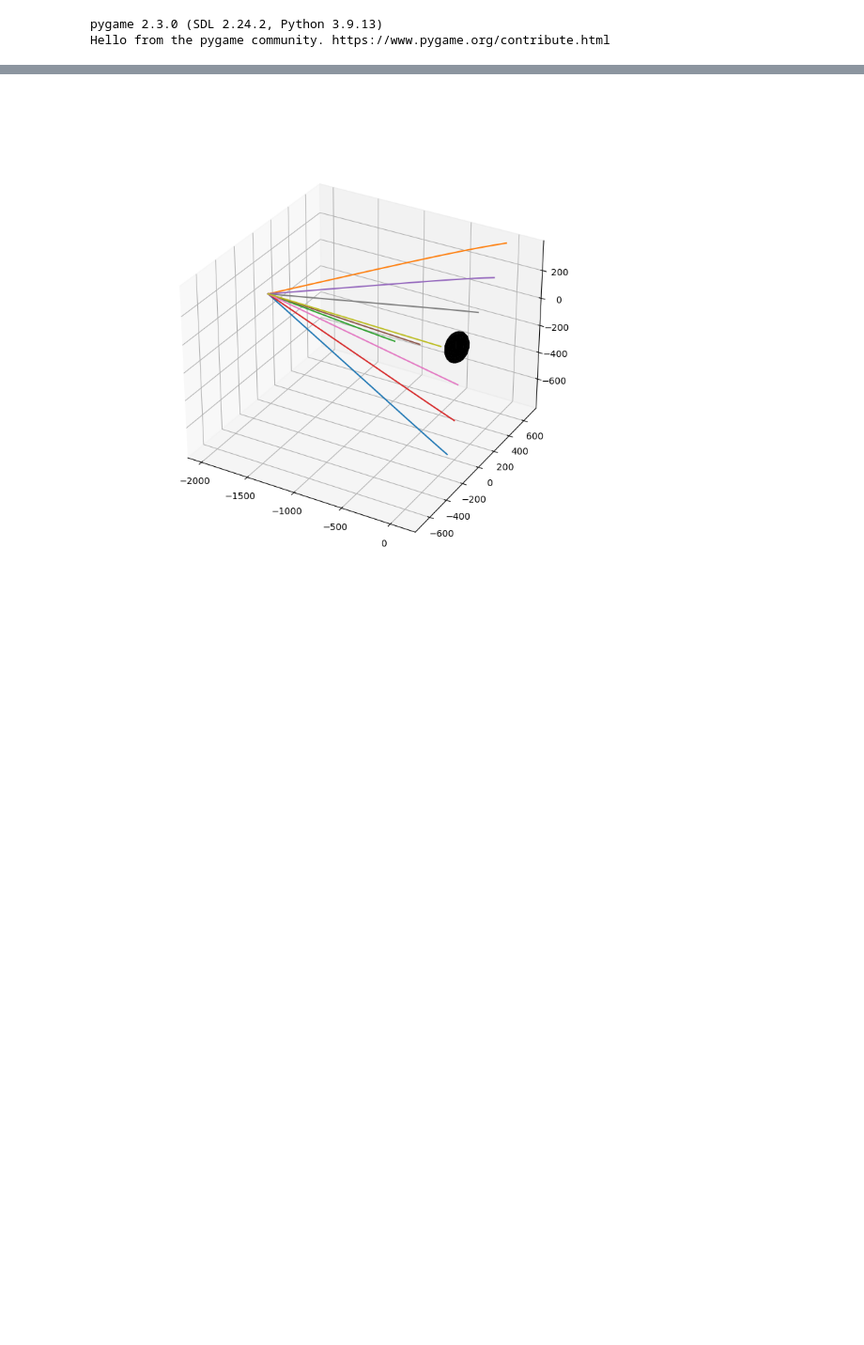
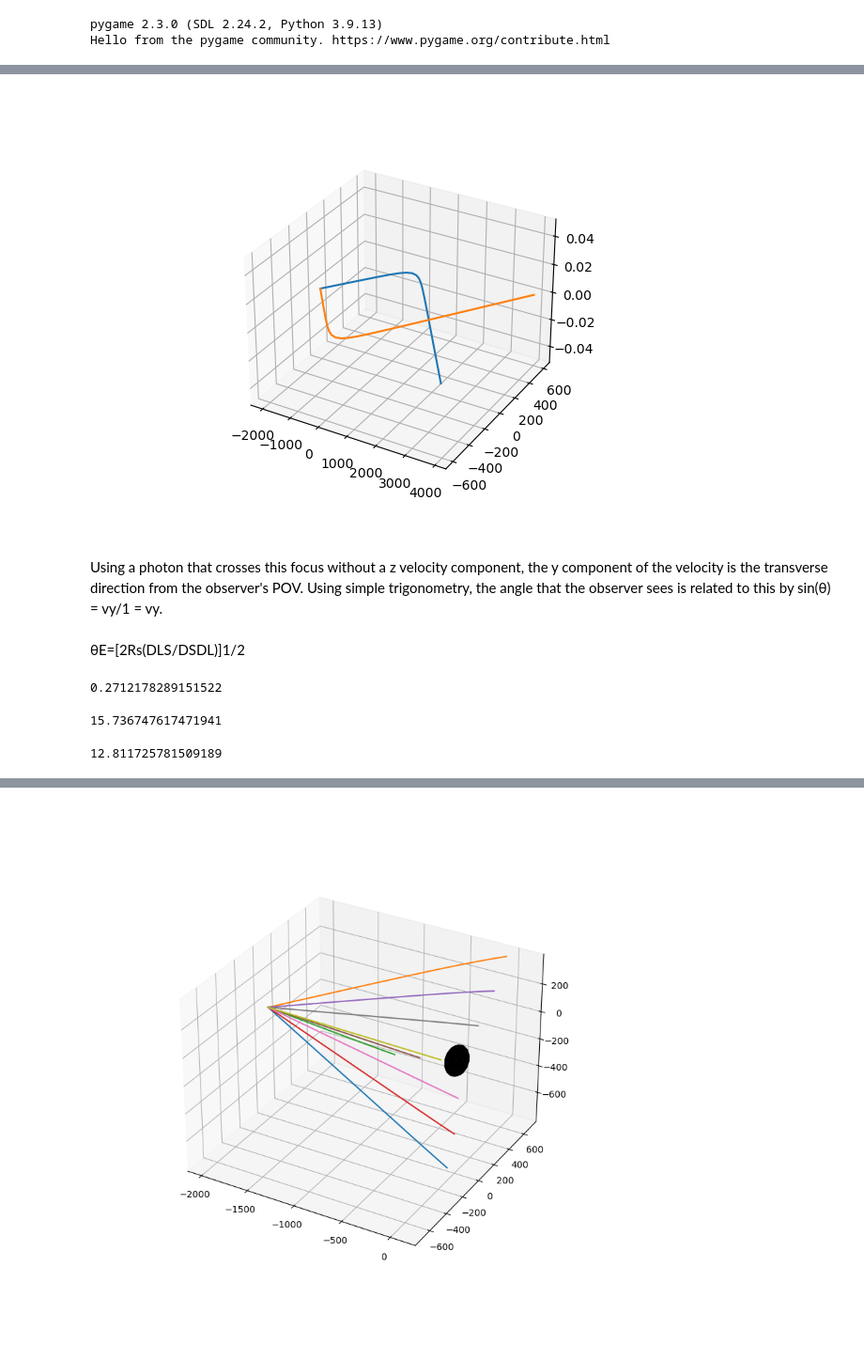
Before and after one commit to nasa-T/GR, a Jupyter notebook: light_in_blackhole.ipynb, the cells around one changed output, grey strips where cells are left out. Shown at 94% size. Cells and saved outputs as stored; diff of their text form; code cells hidden in the pictures; blank space fills up the shorter version.

```diff
--- a/light_in_blackhole.ipynb
+++ b/light_in_blackhole.ipynb
@@ -69,0 +94,16 @@ sim.draw(threeD=True)
+# %%
+ph_at_foc = []
+for source in sim.sources:
+    for ph in source.photons:
+        xl = np.array(ph.x_list)
+        yl = np.array(ph.y_list)
+        zl = np.array(ph.z_list)
+        min_x = np.min(abs(xl - 1950))
+        min_y = np.min(abs(yl - 0))
+        min_z = np.min(abs(zl - 0))
+        loc_x = np.argmin(min_x)
+        loc_y = np.argmin(min_y)
+        loc_z = np.argmin(min_z)
+
+        if min_x < 200 and min_y < 200 and min_z < 200 and (loc_x == loc_y == loc_z): # if distance from focus is less than step size
+            ph_at_foc.append((ph, np.argmin(abs(xl - 1950))))
@@ -69,0 +122,26 @@ sim.draw(threeD=True)
+# %%
+fig, ax = plt.subplots(subplot_kw={'projection': '3d'})
+for_real_this_time = []
+for ph in flat_phs:
+#     print(np.diff(np.sign(np.array(ph.y_list) - 0))[1:])
+    if np.diff(np.sign(np.array(ph.y_list) - 0))[1:].any():
+        for_real_this_time.append(ph)
+        ax.plot(ph.x_list, ph.y_list, 0)
+# %% [output]
+[figure, added]
+# %% [markdown]
+Using a photon that crosses this focus without a z velocity component, the y component of the velocity is the transverse direction from the observer's POV. Using simple trigonometry, the angle that the observer sees is related to this by sin(θ) = vy/1 = vy.
+# %% [markdown]
+θE=[2Rs(DLS/DSDL)]1/2
+# %%
+for_real_this_time[1].vy
+# %% [output]
+0.2712178289151522
+# %%
+np.arcsin(for_real_this_time[1].vy)*180/np.pi
+# %% [output]
+15.736747617471941
+# %%
+(2*100*(2000/(2000*4000)))**(1/2)*180/np.pi
+# %% [output]
+12.811725781509189
```
Also changed, not shown: parts of 65 cells of this notebook, 4 other files.
